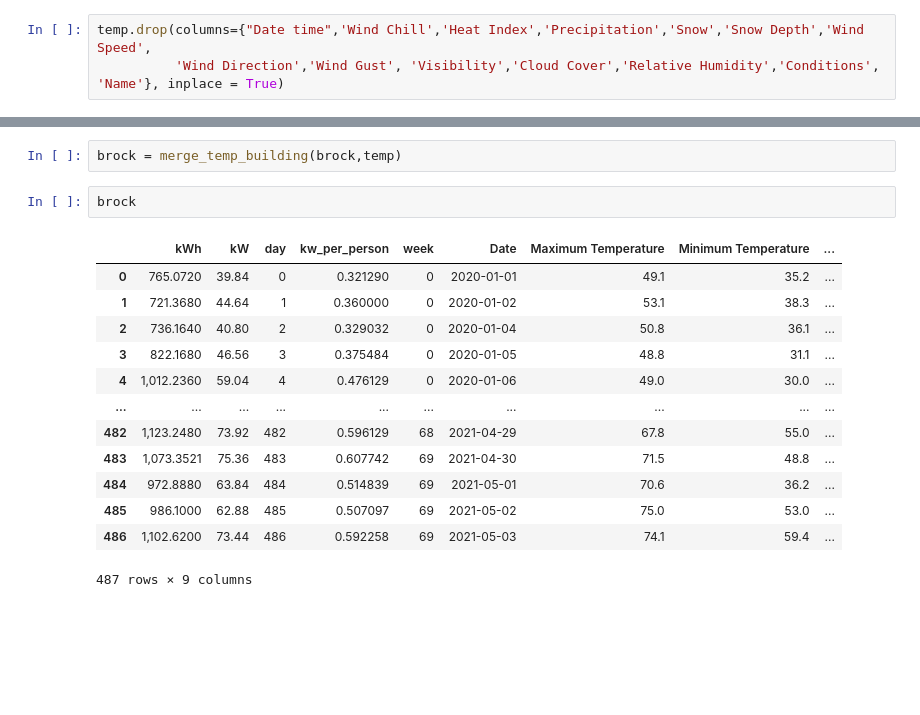
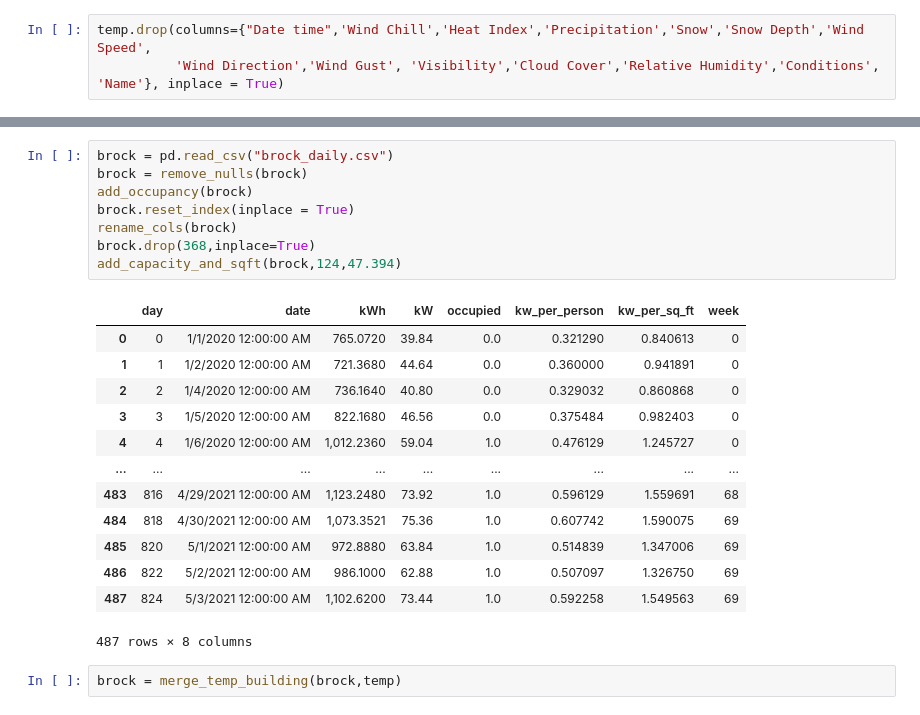
Before and after one commit to jacksonkennedynorris/green_centre, a Jupyter notebook: GreenProject.ipynb, the cells around one changed output, grey strips where cells are left out. Saved outputs shown, nothing was run; the diff lists cells and outputs as text; blank space fills up the shorter version.

```diff
--- a/GreenProject.ipynb
+++ b/GreenProject.ipynb
@@ -256,18 +143,24 @@ pearl.head()
+# %%
+brock = pd.read_csv("brock_daily.csv")
+brock = remove_nulls(brock)
+add_occupancy(brock)
+brock.reset_index(inplace = True)
+rename_cols(brock)
+brock.drop(368,inplace=True)
+add_capacity_and_sqft(brock,124,47.394)
+# %% [output]
+|  | day | date | kWh | kW | occupied | kw_per_person | kw_per_sq_ft | week |
+| 0 | 0 | 1/1/2020 12:00:00 AM | 765.0720 | 39.84 | 0.0 | 0.321290 | 0.840613 | 0 |
+| 1 | 1 | 1/2/2020 12:00:00 AM | 721.3680 | 44.64 | 0.0 | 0.360000 | 0.941891 | 0 |
+| 2 | 2 | 1/4/2020 12:00:00 AM | 736.1640 | 40.80 | 0.0 | 0.329032 | 0.860868 | 0 |
+| 3 | 3 | 1/5/2020 12:00:00 AM | 822.1680 | 46.56 | 0.0 | 0.375484 | 0.982403 | 0 |
+| 4 | 4 | 1/6/2020 12:00:00 AM | 1,012.2360 | 59.04 | 1.0 | 0.476129 | 1.245727 | 0 |
+| ... | ... | ... | ... | ... | ... | ... | ... | ... |
+| 483 | 816 | 4/29/2021 12:00:00 AM | 1,123.2480 | 73.92 | 1.0 | 0.596129 | 1.559691 | 68 |
+| 484 | 818 | 4/30/2021 12:00:00 AM | 1,073.3521 | 75.36 | 1.0 | 0.607742 | 1.590075 | 69 |
+| 485 | 820 | 5/1/2021 12:00:00 AM | 972.8880 | 63.84 | 1.0 | 0.514839 | 1.347006 | 69 |
+| 486 | 822 | 5/2/2021 12:00:00 AM | 986.1000 | 62.88 | 1.0 | 0.507097 | 1.326750 | 69 |
+| 487 | 824 | 5/3/2021 12:00:00 AM | 1,102.6200 | 73.44 | 1.0 | 0.592258 | 1.549563 | 69 |
+487 rows × 8 columns
 # %%
 brock = merge_temp_building(brock,temp)
-# %%
-brock
-# %% [output]
-|  | kWh | kW | day | kw_per_person | week | Date | Maximum Temperature | Minimum Temperature | ... |
-| 0 | 765.0720 | 39.84 | 0 | 0.321290 | 0 | 2020-01-01 | 49.1 | 35.2 | ... |
-| 1 | 721.3680 | 44.64 | 1 | 0.360000 | 0 | 2020-01-02 | 53.1 | 38.3 | ... |
-| 2 | 736.1640 | 40.80 | 2 | 0.329032 | 0 | 2020-01-04 | 50.8 | 36.1 | ... |
-| 3 | 822.1680 | 46.56 | 3 | 0.375484 | 0 | 2020-01-05 | 48.8 | 31.1 | ... |
-| 4 | 1,012.2360 | 59.04 | 4 | 0.476129 | 0 | 2020-01-06 | 49.0 | 30.0 | ... |
-| ... | ... | ... | ... | ... | ... | ... | ... | ... | ... |
-| 482 | 1,123.2480 | 73.92 | 482 | 0.596129 | 68 | 2021-04-29 | 67.8 | 55.0 | ... |
-| 483 | 1,073.3521 | 75.36 | 483 | 0.607742 | 69 | 2021-04-30 | 71.5 | 48.8 | ... |
-| 484 | 972.8880 | 63.84 | 484 | 0.514839 | 69 | 2021-05-01 | 70.6 | 36.2 | ... |
-| 485 | 986.1000 | 62.88 | 485 | 0.507097 | 69 | 2021-05-02 | 75.0 | 53.0 | ... |
-| 486 | 1,102.6200 | 73.44 | 486 | 0.592258 | 69 | 2021-05-03 | 74.1 | 59.4 | ... |
-487 rows × 9 columns
```
Also changed, not shown: parts of 39 cells of this notebook.
